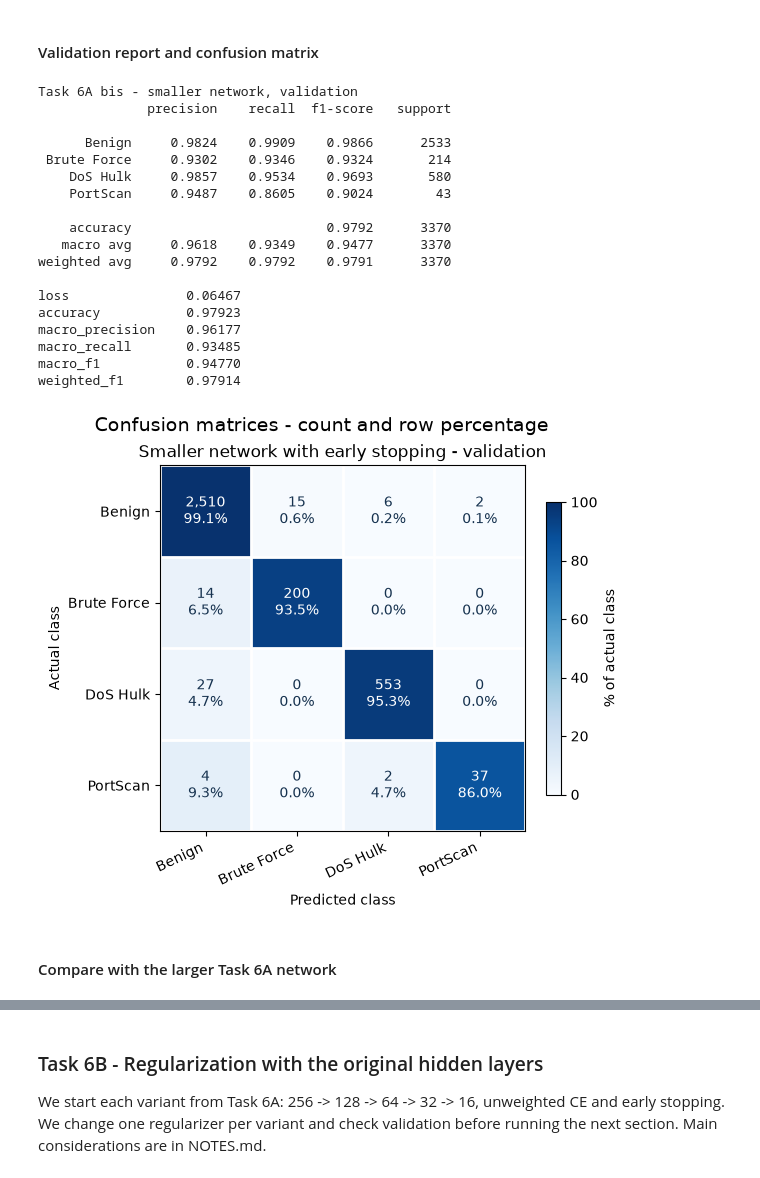
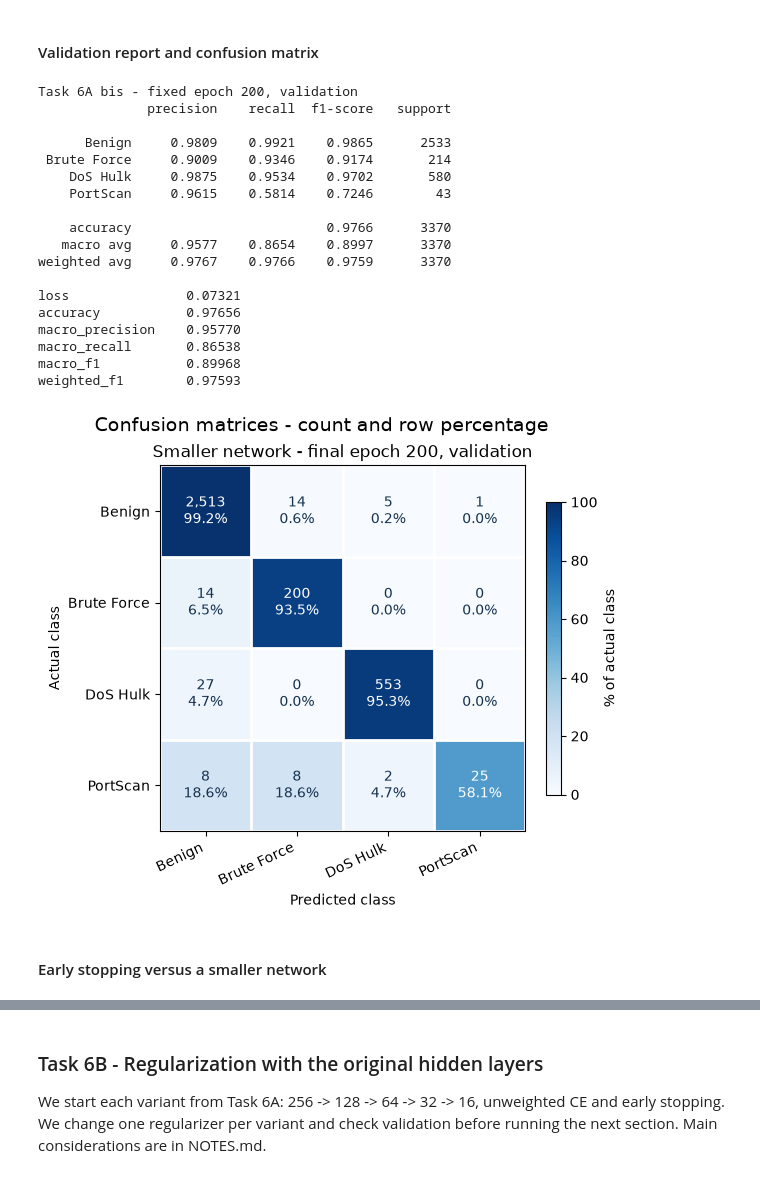
Before and after one commit to HaxelThePenguine/AI-Cybersecurity_labs2026, a Jupyter notebook: Lab_01/lab1.ipynb, the cells around one changed output, grey strips where cells are left out. Drawn from its saved outputs; the diff is of its cells as text; code cells hidden in the pictures.

```diff
--- a/Lab_01/lab1.ipynb
+++ b/Lab_01/lab1.ipynb
@@ -2293,20 +2302,19 @@ val_loader_6a_bis = DataLoader(
 # %%
-# We build a fresh smaller model, preserving the trained Task 6A model.
-model_6a_bis = build_network(
+model_6_small = build_network(
     X_train_std_3b.shape[1],
-    HP_6A_BIS["hidden_sizes"],
+    HP_6_SMALL["hidden_sizes"],
     len(label_encoder_3b.classes_),
-).to(device_6)
+).to(device_6_small)
 
-criterion_6a_bis = nn.CrossEntropyLoss()
-optimizer_6a_bis = torch.optim.AdamW(
-    model_6a_bis.parameters(),
-    lr=HP_6A_BIS["lr"],
-    weight_decay=HP_6A_BIS["weight_decay"],
+criterion_6_small = nn.CrossEntropyLoss()
+optimizer_6_small = torch.optim.AdamW(
+    model_6_small.parameters(),
+    lr=HP_6_SMALL["lr"],
+    weight_decay=HP_6_SMALL["weight_decay"],
 )
 
-print(model_6a_bis)
-print("Parameters:", sum(p.numel() for p in model_6a_bis.parameters()))
+print(model_6_small)
+print("Parameters:", sum(p.numel() for p in model_6_small.parameters()))
 # %% [output]
 Sequential(
   (0): Linear(in_features=15, out_features=256, bias=True)
@@ -2367,36 +2420,37 @@ plt.show()
 # %% [markdown]
 #### Validation report and confusion matrix
 # %%
-validation_6a_bis = evaluate_model(
-    model_6a_bis,
+validation_6_small = evaluate_model(
+    model_6_small,
     X_val_std_3b,
     y_val_3b,
-    "Task 6A bis - smaller network, validation",
+    f"Task 6A bis - fixed epoch {HP_6_SMALL['epochs']}, validation",
 )
+
 plot_confusion_matrices(
-    [validation_6a_bis["confusion_matrix"]],
-    ["Smaller network with early stopping - validation"],
+    [validation_6_small["confusion_matrix"]],
+    [f"Smaller network - final epoch {HP_6_SMALL['epochs']}, validation"],
 )
 # %% [output]
-Task 6A bis - smaller network, validation
+Task 6A bis - fixed epoch 200, validation
               precision    recall  f1-score   support
 
-      Benign     0.9824    0.9909    0.9866      2533
- Brute Force     0.9302    0.9346    0.9324       214
-    DoS Hulk     0.9857    0.9534    0.9693       580
-    PortScan     0.9487    0.8605    0.9024        43
+      Benign     0.9809    0.9921    0.9865      2533
+ Brute Force     0.9009    0.9346    0.9174       214
+    DoS Hulk     0.9875    0.9534    0.9702       580
+    PortScan     0.9615    0.5814    0.7246        43
 
-    accuracy                         0.9792      3370
-   macro avg     0.9618    0.9349    0.9477      3370
-weighted avg     0.9792    0.9792    0.9791      3370
+    accuracy                         0.9766      3370
+   macro avg     0.9577    0.8654    0.8997      3370
+weighted avg     0.9767    0.9766    0.9759      3370
 
-loss               0.06467
-accuracy           0.97923
-macro_precision    0.96177
-macro_recall       0.93485
-macro_f1           0.94770
-weighted_f1        0.97914
+loss               0.07321
+accuracy           0.97656
+macro_precision    0.95770
+macro_recall       0.86538
+macro_f1           0.89968
+weighted_f1        0.97593
-[figure, old version]
+[figure, new version]
 # %% [markdown]
-#### Compare with the larger Task 6A network
+#### Early stopping versus a smaller network
 # %%
```
Also changed, not shown: parts of 41 cells of this notebook, 2 other files.
